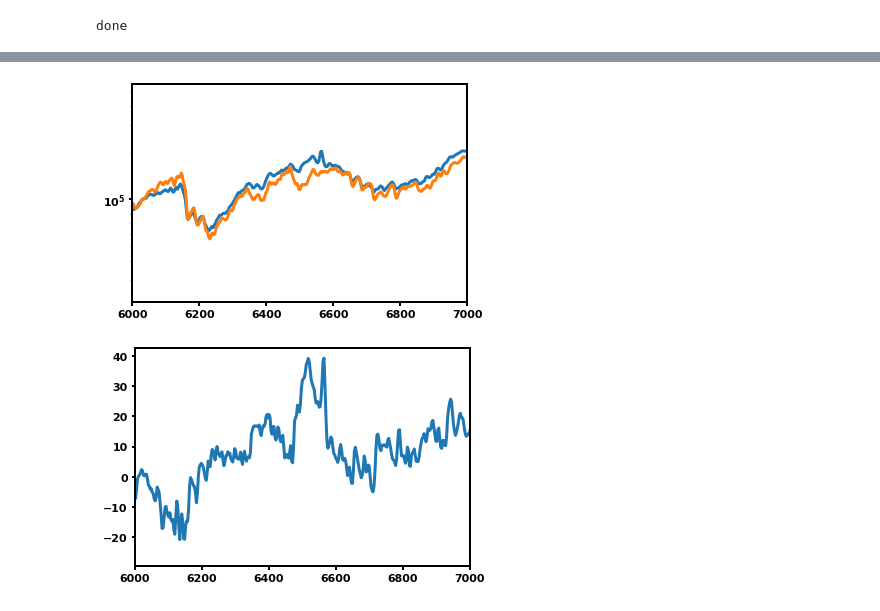
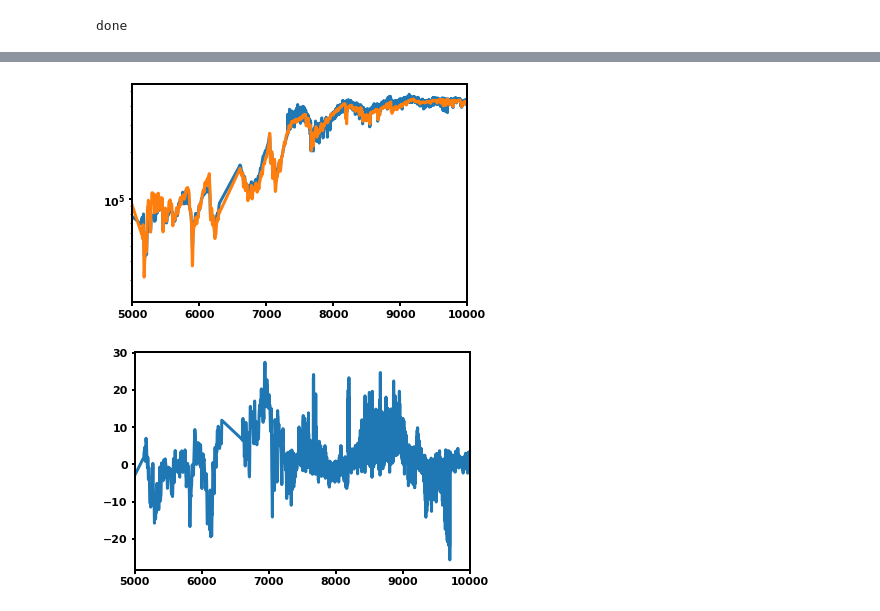
Before and after one commit to awmann/K233Spots, a Jupyter notebook: multi_spec_fit.ipynb, the cells around one changed output, grey strips where cells are left out. Saved outputs shown, nothing was run; the diff lists cells and outputs as text; code cells hidden in the pictures.

Commit message:
IGRINS spectra

```diff
--- a/multi_spec_fit.ipynb
+++ b/multi_spec_fit.ipynb
@@ -143,18 +156,3 @@ plt.show()
-# %%
-from gaussfold import gaussfold as gf
-## resample model spectra
-newlambda = obswav_cut
-
-newmodel = np.zeros((np.size(newlambda),np.size(modelteff)))
-for i in range(0,np.size(modelteff)):
-    tmp = modelspectra[:,i]
-    interpfunc = interpolate.interp1d(modelwave, tmp, kind='linear',fill_value="extrapolate")
-    modelspec_new = interpfunc(newlambda)
-    modelspec_new = gf(newlambda, modelspec_new, 5)
-    newmodel[:,i] = modelspec_new
-
-modelwave = newlambda
-modelspectra = newmodel
 # %%
 def getspec(teffs,spectra, inteff): ##  for now other parameters are fixed
     loc = np.where(teffs == inteff)
@@ -196,7 +189,7 @@ ext = F19(Rv=3.1)
 #define functions for MCMC
 def ln_prior(theta):
     Tsurf, Tspot, fS, a, b, c, AV, loff, f = theta
-    if AV > 1.8 or AV < 0.2 or (loff < -2) or (loff > 2) or (Tspot < 1500) or (Tspot > 3900) or (Tsurf < 1500) or (Tsurf > 3900) or fS < 0.0 or fS > 1.0 or f < 0 or f > 10 or Tspot>(Tsurf-200):
+    if AV > 2 or AV < 0.3 or (loff < -3) or (loff > 3) or (Tspot < 1500) or (Tspot > 3900) or (Tsurf < 1500) or (Tsurf > 3900) or fS < 0.0 or fS > 1.0 or f < 0 or f > 1 or Tspot>(Tsurf-200):
         return -np.inf
     return 0
 
@@ -277,8 +269,8 @@ plt.plot(modelwave,ospec)
 plt.show()
 
 print('if this is inf, we have a problem:')
-initial_guesses = [3540, 3000, 0.5, bluenorm, rednorm, irnorm, 0.8, 0.1, 0.05]
-initial_guesses = [3611, 3000, 0.75, 298591, 280369, 285025, 0.56, -0.923, 0.05]
+initial_guesses = [3540, 2900, 0.5, bluenorm, rednorm, irnorm, 0.8, 0.1, 0.05]
+initial_guesses = [3611, 2900, 0.75, 298591, 280369, 285025, 0.56, -0.923, 0.05]
 print(np.median(ospec))
 print(ln_posterior(initial_guesses,mteff,mspec,mwav,ospec,otype,oerr))
 print(np.median(ospec))
@@ -322,7 +314,7 @@ initializing walkers: (if you see a lot if inf, break this)
 # %%
-nsteps = 10000
-burn = 2000
-thin = 1
+nsteps = 100000
+burn = 10000
+thin = 10
 
 sampler = emcee.EnsembleSampler(nwalkers, ndim, ln_posterior, args=(mteff,mspec,mwav,ospec,otype,oerr), threads=nthreads)
 sampler.run_mcmc(pos0, nsteps,progress=True)
@@ -394,34 +386,34 @@ obsspec = np.array(ospec)
 obstype = np.array(otype)
 obserr = np.array(oerr)
 Tsurf, Tspot, fS, a, b, c, AV, loff, f = best
 modelspec = doublespec(modelteff,modelspectra,Tsurf,Tspot,fS)
 newwav = wav + loff
 interpfunc = interpolate.interp1d(newwav, modelspec, kind='linear',fill_value="extrapolate")
 modelspec_shift = interpfunc(wav)
 modelspec_smooth = modelspec_shift
 reddened = modelspec_smooth*ext.extinguish(wav*u.AA, Av=AV)
 
 #l = np.where(modelwave < 5200)
 #reddened[l]/=a
 modelspec_norm = np.array(reddened)
 obsspec_norm = np.array(obsspec)
 obsspec_err_norm = np.array(obserr)
 obsspec_norm[np.where(obstype == 1)]*=a
 obsspec_norm[np.where(obstype == 2)]*=b
 obsspec_norm[np.where(obstype == 3)]*=c
 obsspec_err_norm[np.where(obstype == 1)]*=a
 obsspec_err_norm[np.where(obstype == 2)]*=b
 obsspec_err_norm[np.where(obstype == 3)]*=c
 
 plt.plot(wav,obsspec_norm)
 plt.plot(wav,reddened)
 plt.yscale('log')
-plt.xlim(6000,7000)
+plt.xlim(5000,10000)
 plt.show()
 
 plt.plot(wav,(obsspec_norm-reddened)/obsspec_err_norm)
-plt.xlim(6000,7000)
+plt.xlim(5000,10000)#6050-6175
 plt.show()
 # %% [output]
-[figure, old version]
+[figure, new version]
-[figure, old version]
+[figure, new version]
```
Also changed, not shown: parts of 14 cells of this notebook, 4 other files.
